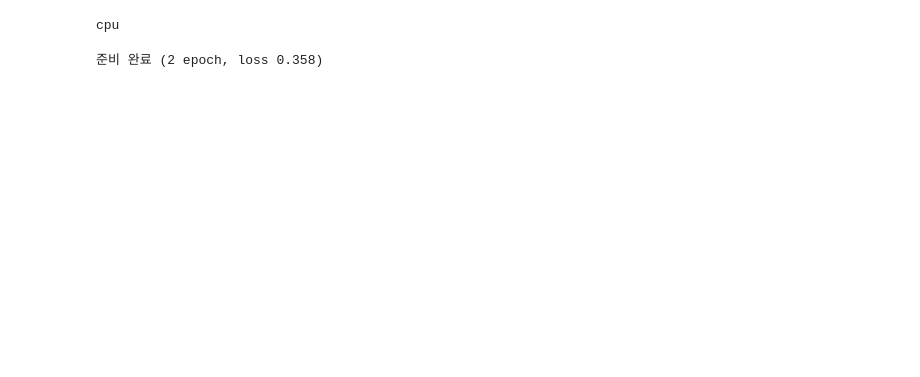
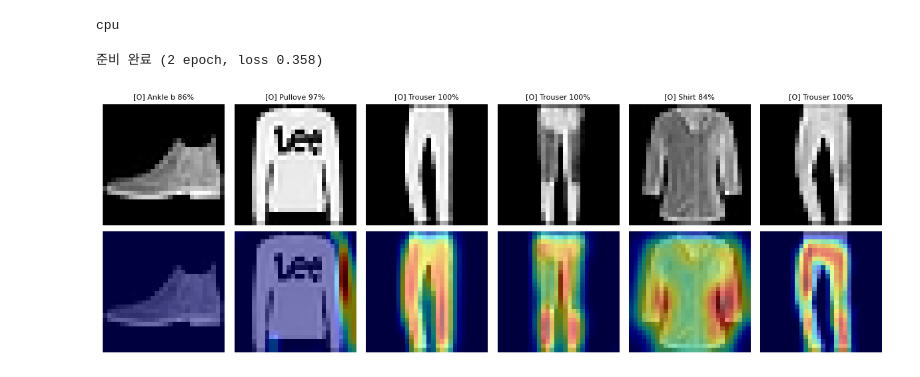
Before and after one commit to hjiwoong/DL, a Jupyter notebook: day14_practice3_XAI_GradCAM.ipynb, the cells around one changed output. Saved outputs shown, nothing was run; the diff lists cells and outputs as text; code cells hidden in the pictures; blank space fills up the shorter version.

```diff
--- a/day14_practice3_XAI_GradCAM.ipynb
+++ b/day14_practice3_XAI_GradCAM.ipynb
@@ -54,0 +83,23 @@ print(f"준비 완료 (2 epoch, loss {loss.item():.3f})")
+# %%
+# 셀 3. 정답
+fig, axes = plt.subplots(2,6,figsize=(12,4.2))
+for i in range(6):
+  img, label = test_data[i]
+  cam, pred, conf = grad_cam(model, img)
+  ok = "O" if pred == label else "X"
+  # 원본 이미지 + 제목
+  axes[0, i].imshow(img[0], cmap="gray")
+  axes[0, i].set_title(f"[{ok}] {classes[pred][:7]} {conf:.0%}", fontsize=8)
+
+  # 원본 위에 히트맵을 겹쳐서 '어디를 봤나' 표시
+  axes[1, i].imshow(img[0], cmap="gray")
+  axes[1, i].imshow(cam, cmap="jet", alpha = 0.5)
+
+  for r in range(2):
+    axes[r, i].axis("off")
+
+plt.tight_layout()
+plt.savefig("plot1_gradcam.png")
+plt.show()
+# %% [output]
+[figure, added]
```
Also changed, not shown: parts of 3 cells of this notebook.
